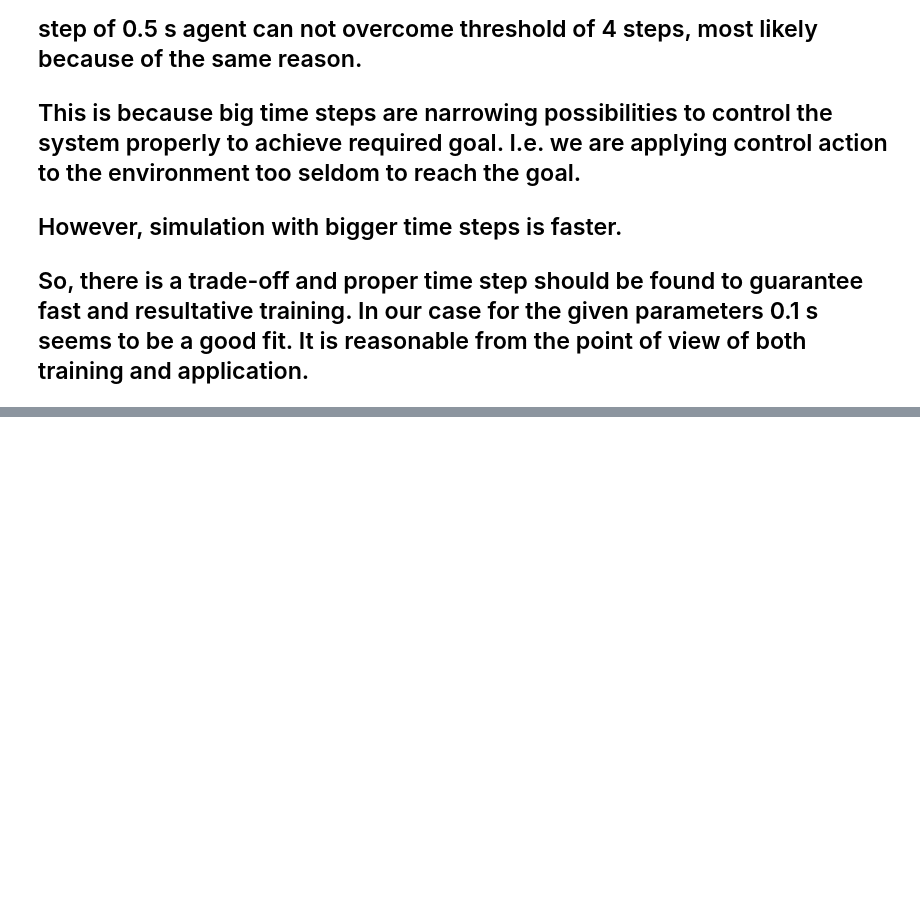
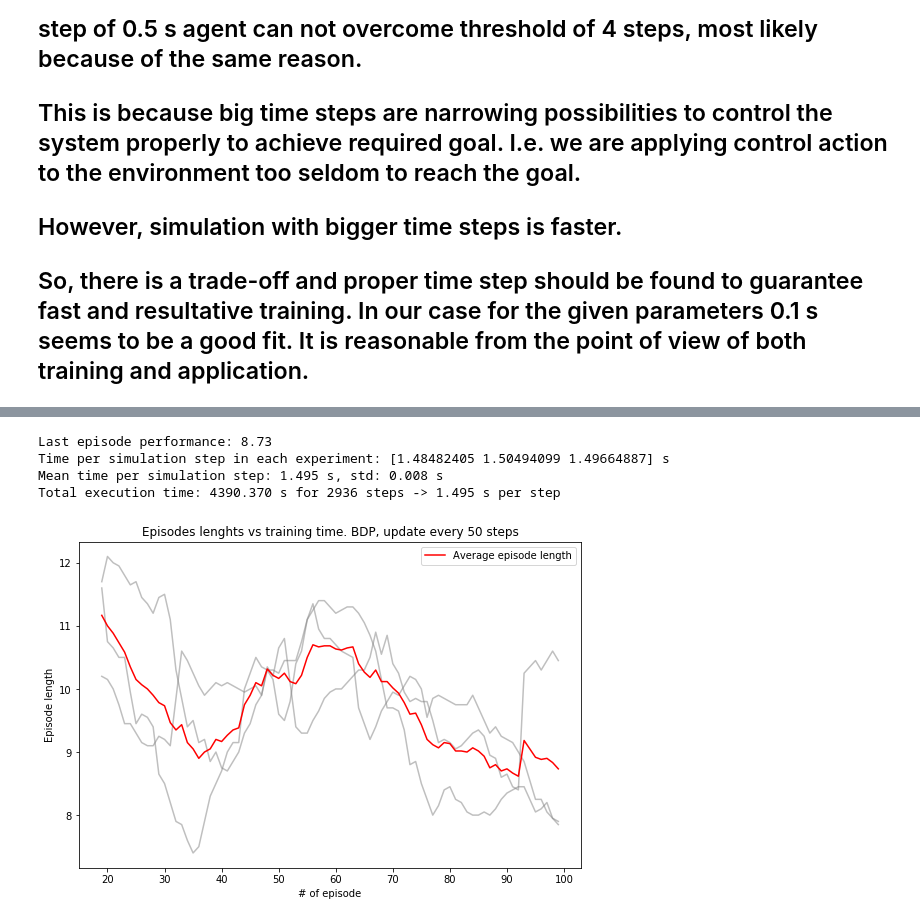
Before and after one commit to ucuapps/modelicagym, a Jupyter notebook: examples/experiments_results/Experiments results.ipynb, the cells around one changed output, grey strips where cells are left out. Saved outputs shown, nothing was run; the diff lists cells and outputs as text; code cells hidden in the pictures; blank space fills up the shorter version.

```diff
--- a/examples/experiments_results/Experiments results.ipynb
+++ b/examples/experiments_results/Experiments results.ipynb
@@ -383,0 +417,9 @@ For time step 1 agent reached 1.00s of balancing pole
+# %%
+plot_ep_lens(df_bdp_dr2_ep_ls, "BDP, update every 50 steps", n_runs=3)
+print_exec_time_summary(df_bdp_dr2_ep_ls, df_bdp_dr2_ex_ts)
+# %% [output]
+Last episode performance: 8.73
+Time per simulation step in each experiment: [1.48482405 1.50494099 1.49664887] s
+Mean time per simulation step: 1.495 s, std: 0.008 s
+Total execution time: 4390.370 s for 2936 steps -> 1.495 s per step
+[figure, added]
```
Also changed, not shown: parts of 11 cells of this notebook, 4 other files.
